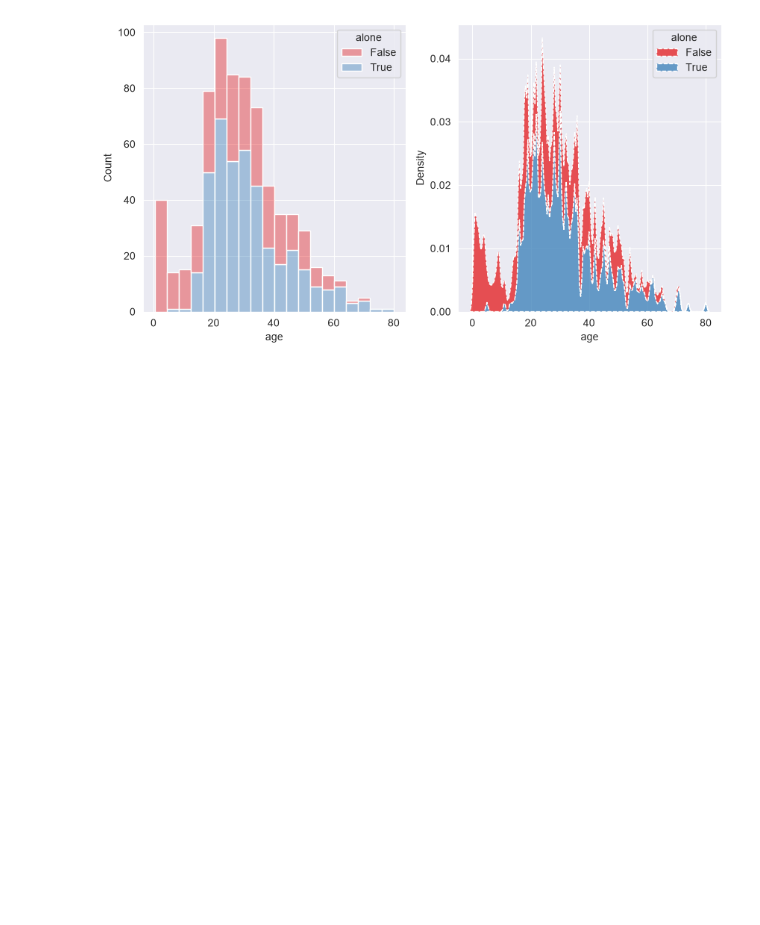
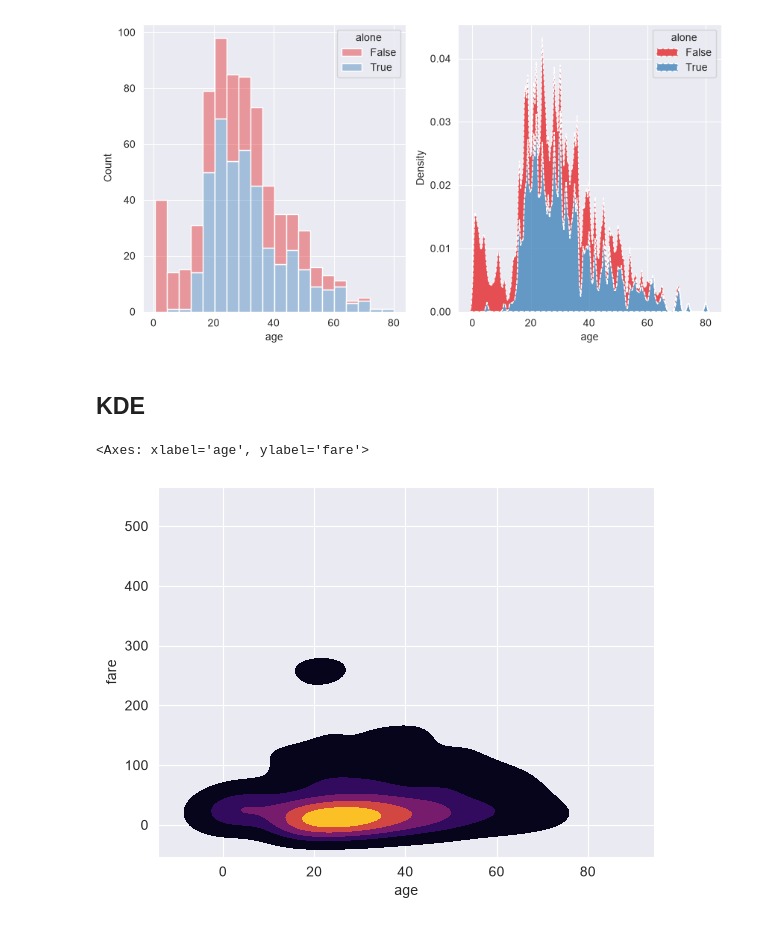
Before and after one commit to DashPgi/PyTraining, a Jupyter notebook: Machine-learning/Matplotlib-Seaborn/sea.ipynb, the cells around one changed output. Saved outputs shown, nothing was run; the diff lists cells and outputs as text; code cells hidden in the pictures; blank space fills up the shorter version.

```diff
--- a/Machine-learning/Matplotlib-Seaborn/sea.ipynb
+++ b/Machine-learning/Matplotlib-Seaborn/sea.ipynb
@@ -76,3 +76,20 @@ sea.kdeplot(data=titanic_df,
 # %% [output]
 <Axes: xlabel='age', ylabel='Density'>
 [figure]
+# %% [markdown]
+## KDE
+# %%
+fig, ax = plt.subplots()
+
+sea.kdeplot(
+    data=titanic_df,
+    x="age",
+    y="fare",
+    fill=True,
+    levels=6,
+    cmap="inferno",
+    ax=ax,
+)
+# %% [output]
+<Axes: xlabel='age', ylabel='fare'>
+[figure, added]
```
Also changed, not shown: parts of 2 cells of this notebook, 1 other file.
